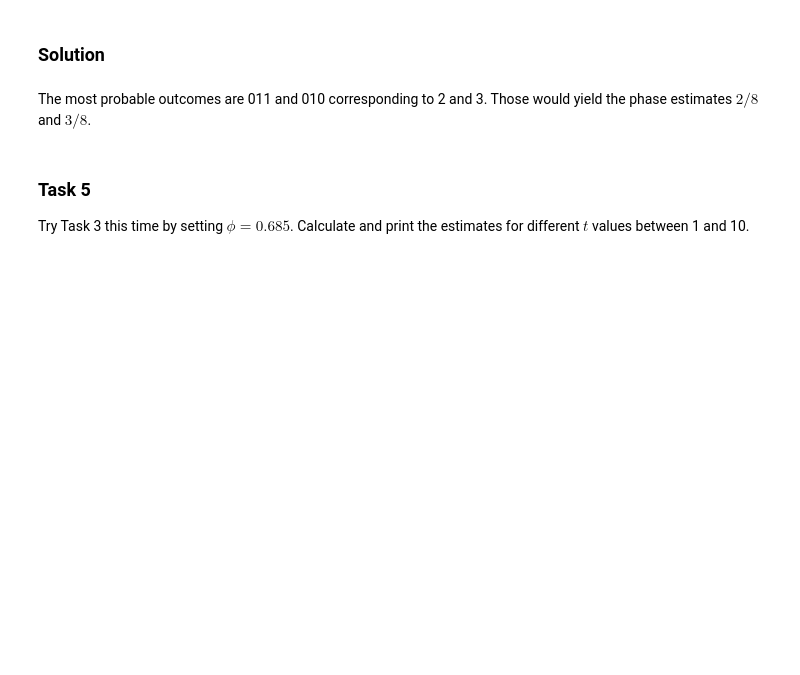
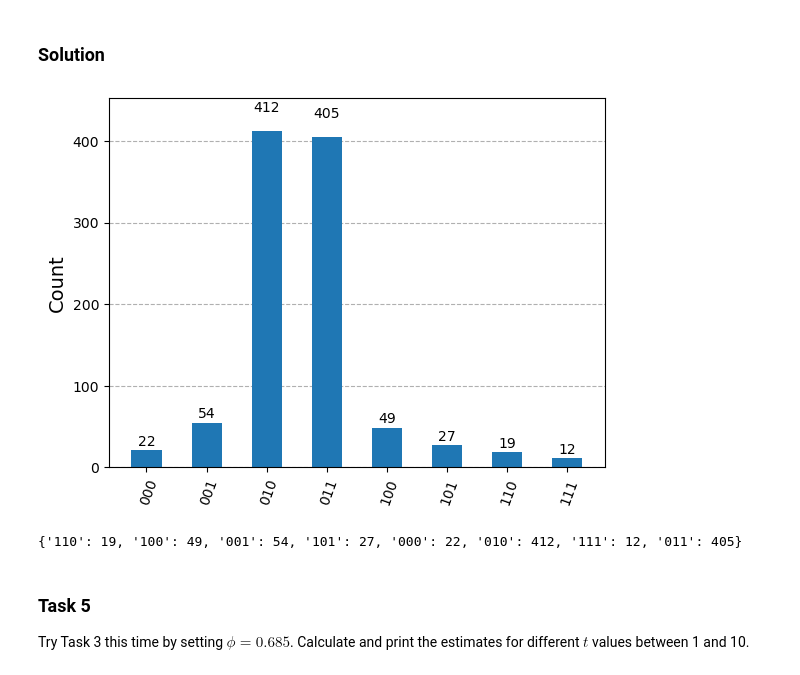
Before and after one commit to ozlemsalehi/cs435, a Jupyter notebook: silver/D03_Phase_Estimation_Solutions.ipynb, the cells around one changed output. Cells and saved outputs as stored; diff of their text form; code cells hidden in the pictures; blank space fills up the shorter version.

```diff
--- a/silver/D03_Phase_Estimation_Solutions.ipynb
+++ b/silver/D03_Phase_Estimation_Solutions.ipynb
@@ -104,23 +114,24 @@ Note that you will get an exact result since $t=4$ is precise enough.
 # %% [markdown]
 <h3>Solution </h3>
 # %%
+# %load iqft.py
 from qiskit import QuantumRegister, ClassicalRegister, QuantumCircuit
-from qiskit_aer import AerSimulator
 from math import pi
 
 def iqft(n, qubits, circuit):
+    # Qiskit ordering: qubits[0] is the least significant qubit, qubits[n-1] the most significant.
+    # The gates of qft() are applied in reverse order with negated angles.
+
     #Swap the qubits
     for i in range(n//2):
         circuit.swap(qubits[i],qubits[n-i-1])
 
-    #For each qubit
-    for i in range(n-1,-1,-1):
-        #Apply CR_k gates where j is the control and i is the target
-        k=n-i #We start with k=n-i
-        for j in range(n-1,i,-1):
-            #Apply CR_k gate
-            circuit.cp(-pi*2/2**(k), qubits[j],qubits[i])
-            k=k-1 #Decrement k at each step
+    #For each qubit, starting from the least significant one
+    for i in range(n):
+        #Apply the inverse CR_k gates where j is the control and i is the target
+        for j in range(i):
+            k=i-j+1
+            circuit.cp(-2*pi/2**k, qubits[j],qubits[i])
 
         #Apply Hadamard to the qubit
         circuit.h(qubits[i])
@@ -204,38 +235,39 @@ from qiskit import QuantumRegister, ClassicalRegister, QuantumCircuit, transpile
 from qiskit_aer import AerSimulator
 from qiskit.visualization import plot_histogram
 
+#Set n and t
 t=3 #Number of qubits in the control register
 n=1 #Number of qubits in the register storing eigenvector
 
 #Create t qubits of the control register
 control2 = QuantumRegister(t)
 
 #Create n qubits of the target register
 target2 = QuantumRegister(n)
 
 #Create classical circuit to measure control qubits
 measurement2 = ClassicalRegister(t)
 
 #Create cirucit
 qc2=QuantumCircuit(control2, target2, measurement2)
 
 #Set target qubit to state |1>
 qc2.x(target2[0])
 
 #Apply QPE
 qpe(t,control2, target2, qc2, U)
 
 # Measure control qubits
 qc2.measure(control2, measurement2)
 
-qc2=qc2.reverse_bits()
 qc2_transpiled = transpile(qc2, AerSimulator())
 job = AerSimulator().run(qc2_transpiled,shots=1000)
 counts = job.result().get_counts(qc2_transpiled)
 display(plot_histogram(counts))
 print(counts)
+# %% [output]
+[figure, added]
+{'110': 19, '100': 49, '001': 54, '101': 27, '000': 22, '010': 412, '111': 12, '011': 405}
-# %% [markdown]
-The most probable outcomes are 011 and 010 corresponding to 2 and 3. Those would yield the phase estimates $2/8$ and $3/8$.
 # %% [markdown]
 <a id="task5"></a>
 <h3>Task 5</h3>
```
Also changed, not shown: parts of 20 cells of this notebook, 2 other files.
